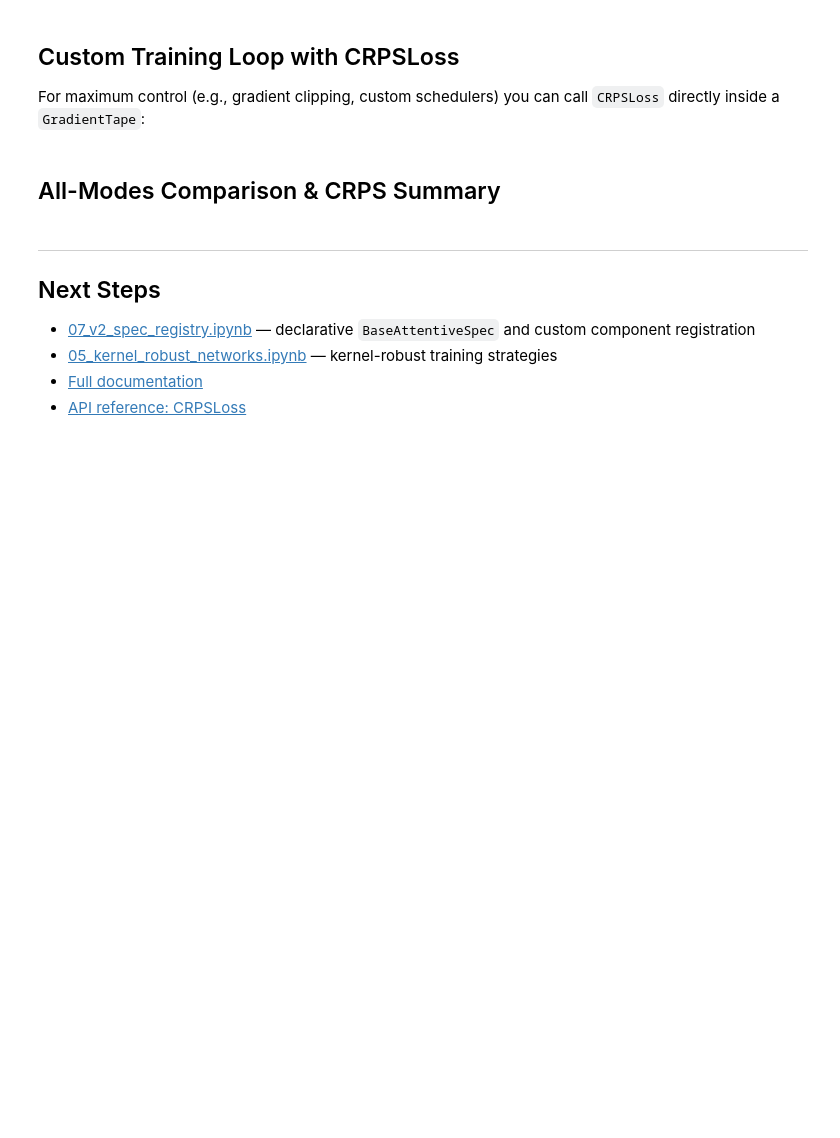
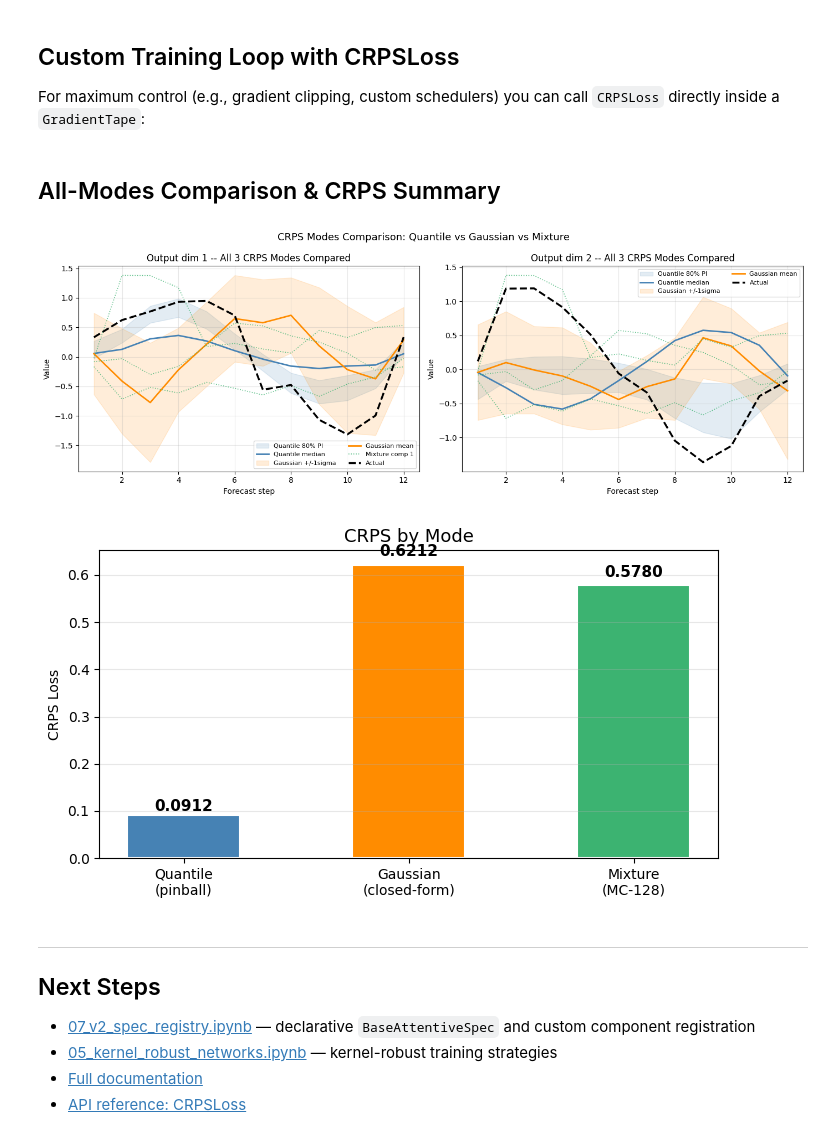
Before and after one commit to earthai-tech/base-attentive, a Jupyter notebook: examples/06_crps_probabilistic_forecasting.ipynb, the cells around one changed output. Drawn from its saved outputs; the diff is of its cells as text; code cells hidden in the pictures; blank space fills up the shorter version.

```diff
--- a/examples/06_crps_probabilistic_forecasting.ipynb
+++ b/examples/06_crps_probabilistic_forecasting.ipynb
@@ -101,3 +105,5 @@ print('x_dynamic:', x_dynamic.shape)
 print('x_future :', x_future.shape)
 print('y_true   :', y_true.shape,  ' (unimodal, for quantile/gaussian)')
 print('y_bimodal:', y_bimodal.shape,' (bimodal regime, for mixture)')
+
+steps = np.arange(1, HORIZON + 1)
@@ -136,7 +148,8 @@ print('Quantile output shape:', preds_q.shape)
 # Expected: (128, 12, 5, 2) -- batch, horizon, quantiles, output_dim
 
 crps_q = CRPSLoss(mode='quantile', quantiles=QUANTILES)
-model_q.compile(optimizer=keras.optimizers.Adam(1e-3), loss=crps_q, metrics=['mae'])
+_ = model_q([x_static, x_dynamic, x_future])  # build weights
+model_q.compile(optimizer=keras.optimizers.Adam(1e-3), loss=crps_q)
 print('Training quantile model (15 epochs)...')
 history_q = model_q.fit(
     x=[x_static, x_dynamic, x_future], y=y_true,
@@ -263,7 +294,7 @@ future states.
 # %%
 N_COMPONENTS = 3
 
-mixture_head = MixtureDensityHead(output_dim=OUTPUT_DIM, num_components=N_COMPONENTS)
+mixture_head = MixtureDensityHead(output_dim=1, num_components=N_COMPONENTS)  # dim=1 for CRPS compat
 mixture_raw  = mixture_head(latent_features)
 y_pred_m = {
     'loc':     mixture_raw['means'],
@@ -276,5 +311,5 @@ print('Mixture weights shape:', y_pred_m['weights'].shape)
 # %%
 crps_m     = CRPSLoss(mode='mixture', mc_samples=128)
-loss_m     = crps_m(y_bimodal, y_pred_m)
+loss_m     = crps_m(y_bimodal[:,:,0:1], y_pred_m)
 crps_m_val = float(np.array(loss_m))
 print(f'Mixture CRPS (128 samples): {crps_m_val:.4f}')
@@ -373,36 +417,40 @@ for d, ax in enumerate(axes):
     ax.plot(steps, loc_np[s,:,d],
             color='darkorange',  lw=2, label='Gaussian mean')
     # Mixture component means
+    d_m = min(d, means_np.shape[3]-1)  # mixture may have output_dim=1
     for k in range(N_COMPONENTS):
-        ax.plot(steps, means_np[s,:,k,d],
+        ax.plot(steps, means_np[s,:,k,d_m],
                 color='mediumseagreen', lw=1.2, linestyle=':',
                 alpha=0.8, label=f'Mixture comp {k+1}' if d==0 and k==0 else '')
     # Actual
     ax.plot(steps, y_true[s,:,d],
             color='black', lw=2.5, linestyle='--', label='Actual', zorder=6)
     ax.set_title(f'Output dim {d+1} -- All 3 CRPS Modes Compared', fontsize=12)
     ax.set_xlabel('Forecast step'); ax.set_ylabel('Value')
     ax.legend(fontsize=8, ncol=2); ax.grid(True, alpha=0.3)
 
 plt.suptitle('CRPS Modes Comparison: Quantile vs Gaussian vs Mixture', fontsize=13)
 plt.tight_layout(); plt.show()
 
 # CRPS summary bar chart
 crps_quantile_eval = float(np.array(CRPSLoss(mode='quantile', quantiles=QUANTILES)(y_true, np.array(model_q([x_static, x_dynamic, x_future])))))
-crps_gauss_eval    = float(np.array(crps_g))
+crps_gauss_eval    = crps_g_val
 crps_mix_eval      = crps_m_val
 
 fig, ax = plt.subplots(figsize=(7, 4))
 labels = ['Quantile\n(pinball)', 'Gaussian\n(closed-form)', 'Mixture\n(MC-128)']
 values = [crps_quantile_eval, crps_gauss_eval, crps_mix_eval]
 colors = ['steelblue', 'darkorange', 'mediumseagreen']
 bars = ax.bar(labels, values, color=colors, width=0.5, edgecolor='white', lw=1.5)
 for bar, v in zip(bars, values):
     ax.text(bar.get_x()+bar.get_width()/2, v*1.02, f'{v:.4f}',
             ha='center', va='bottom', fontsize=11, fontweight='bold')
 ax.set_title('CRPS by Mode', fontsize=13)
 ax.set_ylabel('CRPS Loss'); ax.grid(True, axis='y', alpha=0.3)
 plt.tight_layout(); plt.show()
+# %% [output]
+[figure, added]
+[figure, added]
 # %% [markdown]
 ---
 
```
Also changed, not shown: parts of 11 cells of this notebook, 10 other files.
